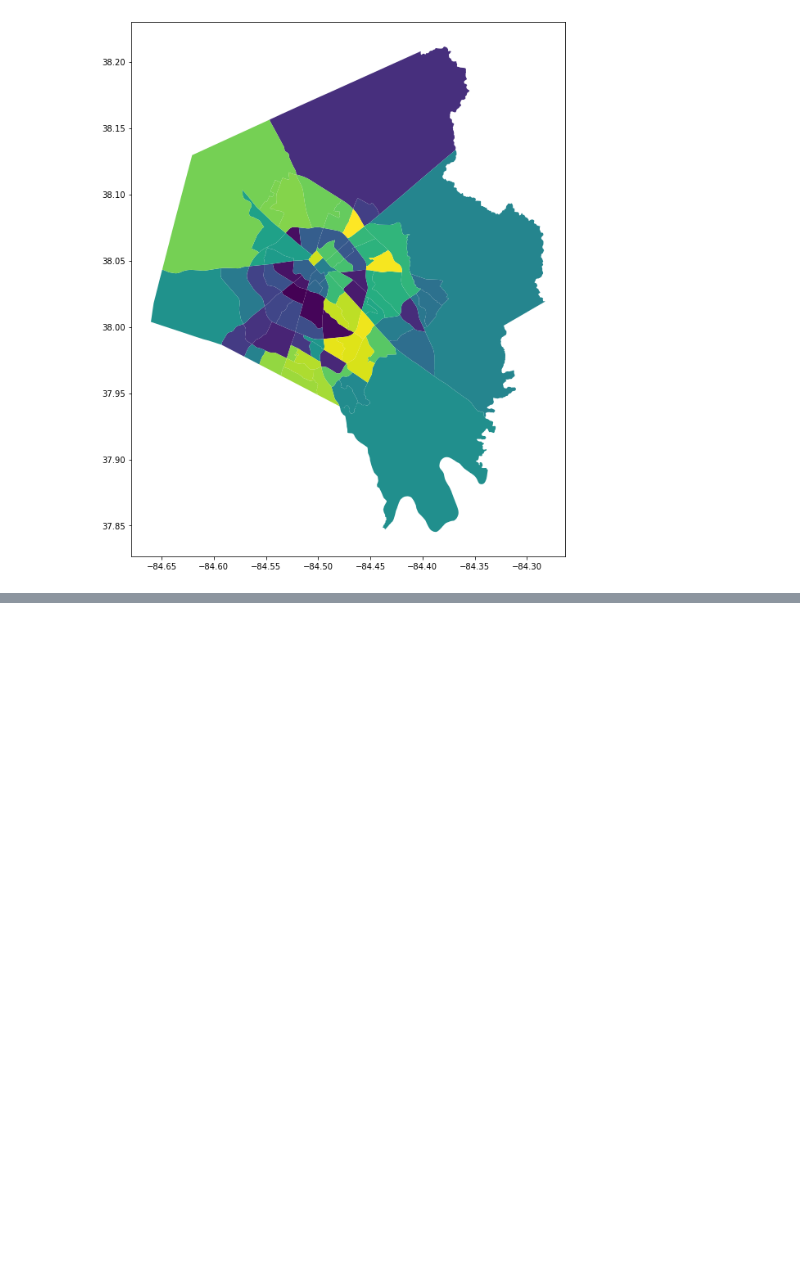
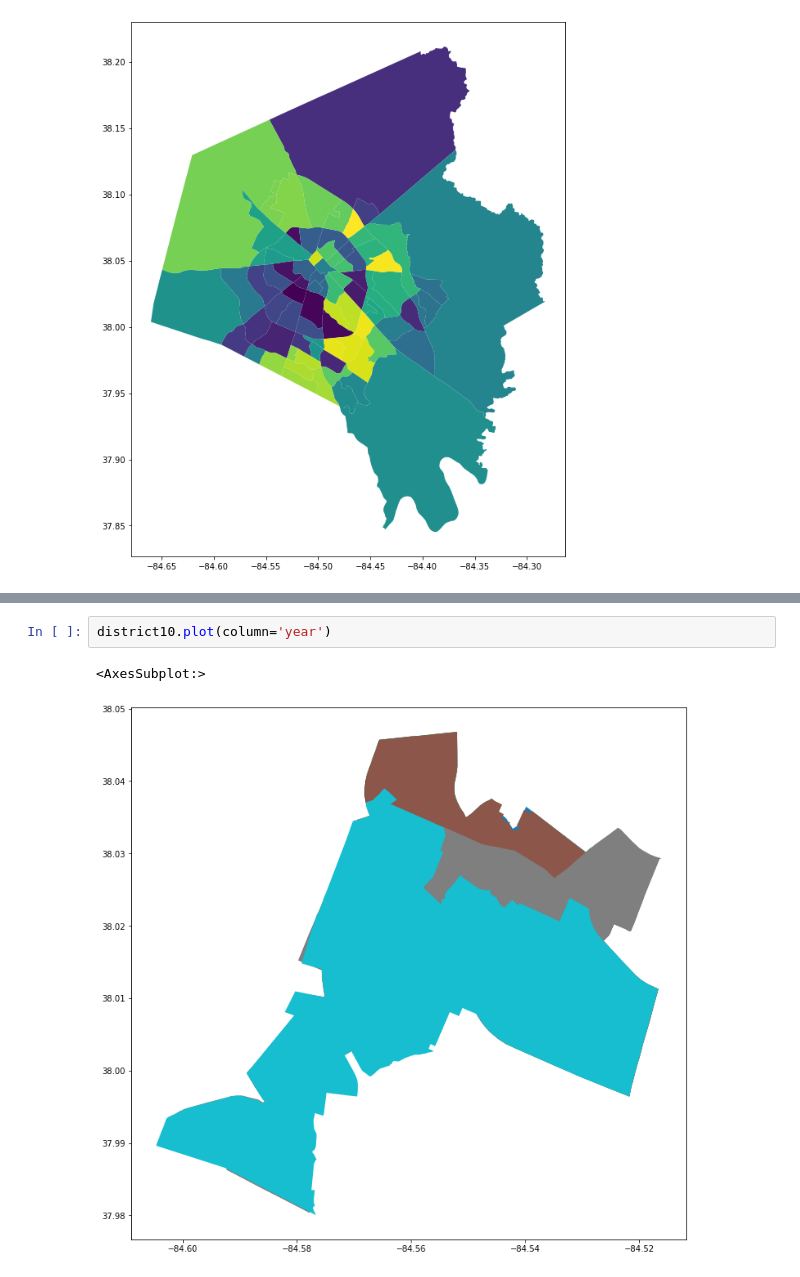
Before and after one commit to RealCaddish/lexington_districts, a Jupyter notebook: lexDistricts.ipynb, the cells around one changed output, grey strips where cells are left out. Saved outputs shown, nothing was run; the diff lists cells and outputs as text; blank space fills up the shorter version.

```diff
--- a/lexDistricts.ipynb
+++ b/lexDistricts.ipynb
@@ -502,0 +524,5 @@ census_tract_2010.plot(column='OBJECTID')
+# %%
+district10.plot(column='year')
+# %% [output]
+<AxesSubplot:>
+[figure, added]
```
Also changed, not shown: parts of 6 cells of this notebook, 3 other files.
